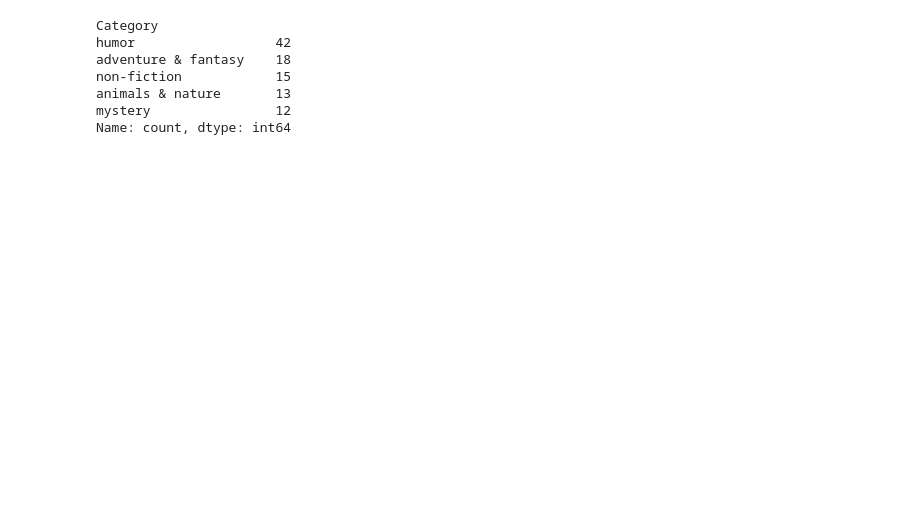
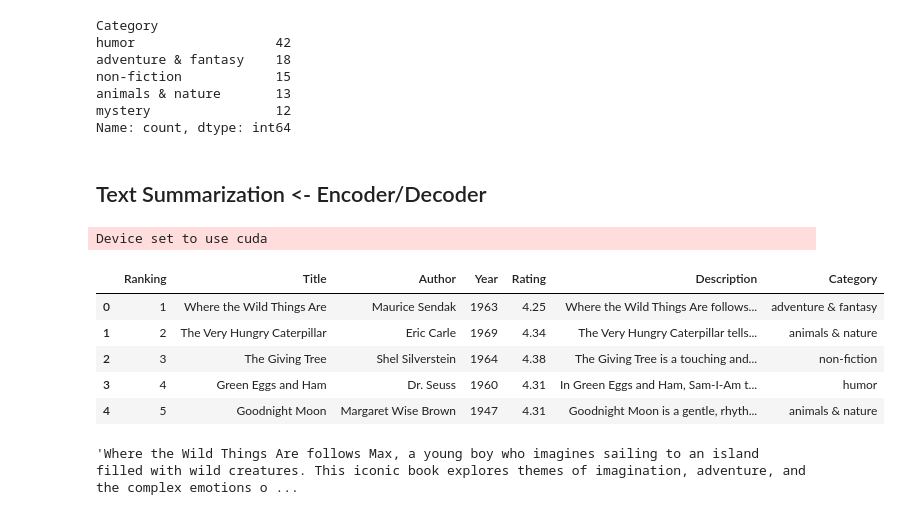
Before and after one commit to janesg/nlp-in-python, a Jupyter notebook: notebooks/assignment_transformers.ipynb, the cells around one changed output. Cells and saved outputs as stored; diff of their text form; code cells hidden in the pictures; blank space fills up the shorter version.

Commit message:
Add text summarization

```diff
--- a/notebooks/assignment_transformers.ipynb
+++ b/notebooks/assignment_transformers.ipynb
@@ -286,3 +286,29 @@ non-fiction            15
 animals & nature       13
 mystery                12
 Name: count, dtype: int64
+# %% [markdown]
+## Text Summarization <- Encoder/Decoder
+# %%
+summarizer = pipeline("summarization",
+                      model="facebook/bart-large-cnn",
+                      device='cuda')
+# %% [output]
+Device set to use cuda
+# %%
+books_df.head()
+# %% [output]
+|  | Ranking | Title | Author | Year | Rating | Description | Category |
+| 0 | 1 | Where the Wild Things Are | Maurice Sendak | 1963 | 4.25 | Where the Wild Things Are follows... | adventure & fantasy |
+| 1 | 2 | The Very Hungry Caterpillar | Eric Carle | 1969 | 4.34 | The Very Hungry Caterpillar tells... | animals & nature |
+| 2 | 3 | The Giving Tree | Shel Silverstein | 1964 | 4.38 | The Giving Tree is a touching and... | non-fiction |
+| 3 | 4 | Green Eggs and Ham | Dr. Seuss | 1960 | 4.31 | In Green Eggs and Ham, Sam-I-Am t... | humor |
+| 4 | 5 | Goodnight Moon | Margaret Wise Brown | 1947 | 4.31 | Goodnight Moon is a gentle, rhyth... | animals & nature |
+# %%
+summary_df = pd.DataFrame({
+    'title': books_df['Title'],
+    'description': books_df['Description']
+})
+# returns a list of dictionaries
+summarizer(summary_df.description[0], min_length=20, max_length=50, early_stopping=True, length_penalty=0.8)[0]['summary_text']
+# %% [output]
+'Where the Wild Things Are follows Max, a young boy who imagines sailing to an island filled with wild creatures. This iconic book explores themes of imagination, adventure, and the complex emotions o ...
```
Also changed, not shown: parts of 1 cell of this notebook.
